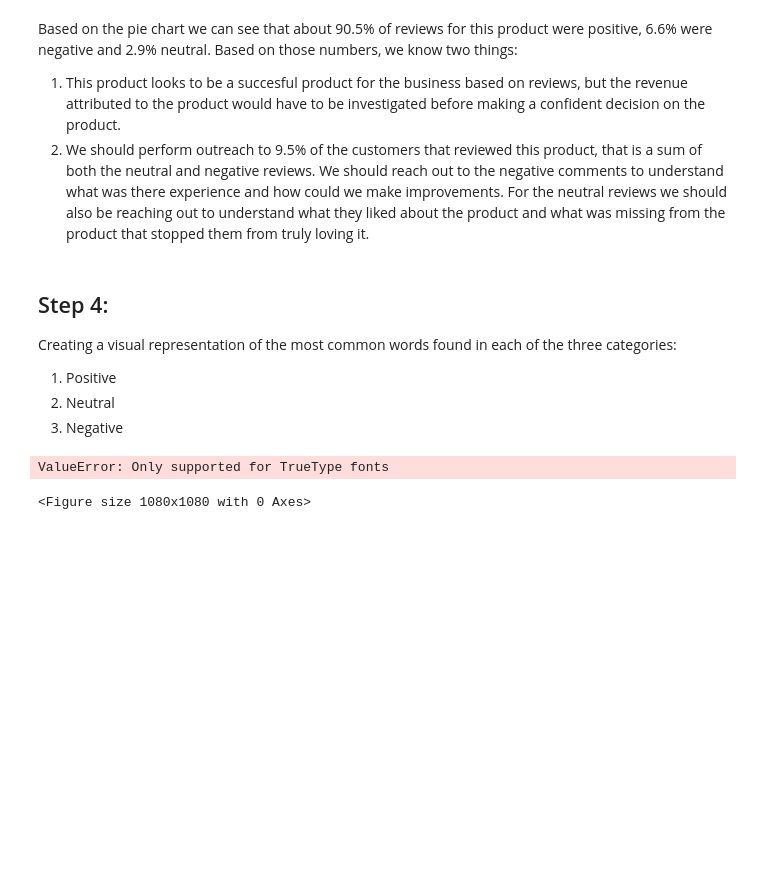
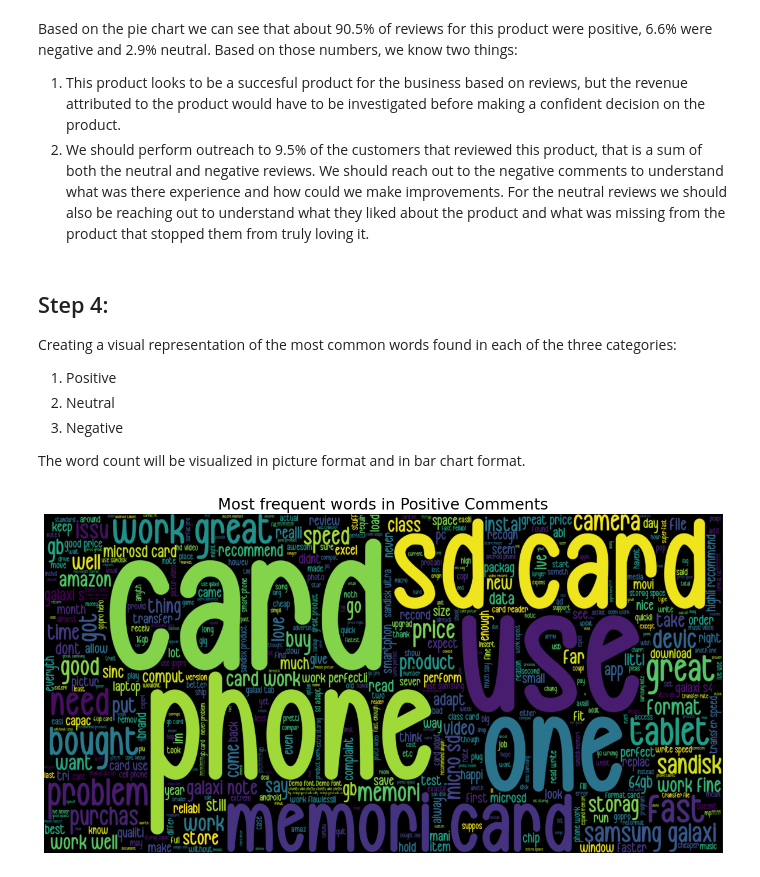
Before and after one commit to AutomationKay/Data-Science-, a Jupyter notebook: Amazon Review Sentiment Analysis/notebooks/Reviews.ipynb, the cells around one changed output. Cells and saved outputs as stored; diff of their text form; code cells hidden in the pictures; blank space fills up the shorter version.

```diff
--- a/Amazon Review Sentiment Analysis/notebooks/Reviews.ipynb
+++ b/Amazon Review Sentiment Analysis/notebooks/Reviews.ipynb
@@ -213,17 +208,19 @@ Creating a visual representation of the most common words found in each of the t
 1. Positive
 2. Neutral
 3. Negative
+
+The word count will be visualized in picture format and in bar chart format.
 # %%
-font_path = "C:/Windows/Fonts/arial.ttf"
+font_path = "../font/Cookies and Cheese Bold -Demo.ttf"
 
 #Defining a function to count and visualize the number
-def frequent_words(comments):
+def frequent_words(comments, header):
     text = ' '.join([word for word in comments['reviewText']])
     plt.figure(figsize = (15,15), facecolor='None')
-    wordcloud = WordCloud(max_words=500, width=1600, height=800).generate(text)
+    wordcloud = WordCloud(max_words=500, width=1600, height=800, font_path=font_path).generate(text)
     plt.imshow(wordcloud,interpolation='bilinear')
     plt.axis('off')
-    plt.title(f'Most frequent words in {comments}', fontsize=19)
+    plt.title(f'Most frequent words in {header}', fontsize=19)
     plt.show()
 # %%
 #Creating variables to isolate the positive, neutral and negative comments
@@ -231,7 +228,6 @@ positive_comments = reviews[reviews['overall'] == 'Positive']
 neutral_comments = reviews[reviews['overall'] == 'Neutral']
 negative_comments = reviews[reviews['overall'] == 'Negative']
 # %%
-frequent_words(positive_comments)
+frequent_words(positive_comments, 'Positive Comments')
 # %% [output]
-ValueError: Only supported for TrueType fonts
-<Figure size 1080x1080 with 0 Axes>
+[figure, added]
```
Also changed, not shown: parts of 38 cells of this notebook.
